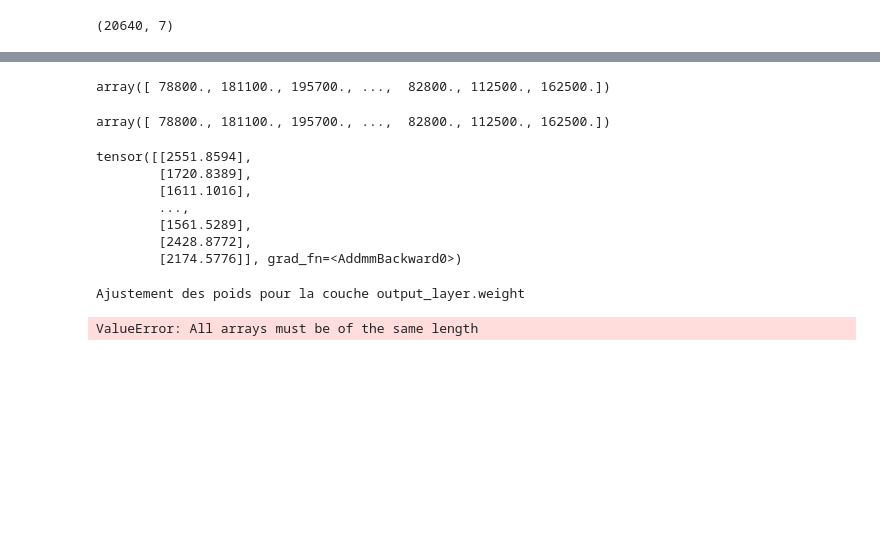
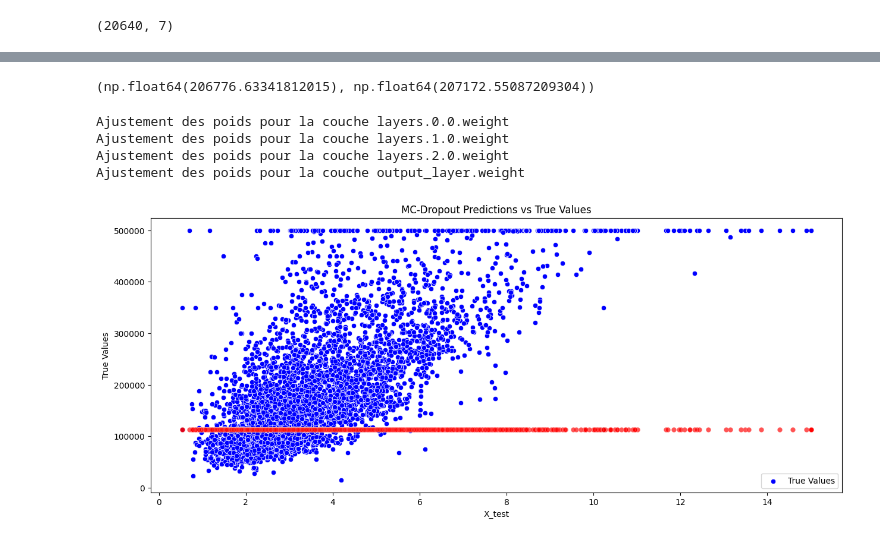
Before and after one commit to ahmedkakiAK/Bayesian_stats_project, a Jupyter notebook: housing_prices_prediction.ipynb, the cells around one changed output, grey strips where cells are left out. Saved outputs shown, nothing was run; the diff lists cells and outputs as text; code cells hidden in the pictures; blank space fills up the shorter version.

```diff
--- a/housing_prices_prediction.ipynb
+++ b/housing_prices_prediction.ipynb
@@ -56,15 +60,14 @@ X_train_tensor = torch.tensor(X_train, dtype=torch.float32)
 y_train_tensor = torch.tensor(y_train, dtype=torch.float32)
 
 X_test_tensor = torch.tensor(X_test, dtype=torch.float32)
-y_test_tensor = torch.tensor(y_test, dtype=torch.float32)
+y_test_tensor = torch.tensor(y_test, dtype=torch.float32).to(device)
 
 X_train_norm, mean_train, std_train = normalize(X_train_tensor)
 X_train_norm = X_train_norm.to(device)
-X_test_norm = (X_test_tensor - mean_train) / std_train
+X_test_norm = ((X_test_tensor - mean_train) / std_train).to(device)
 
 y_train_norm, mean, std = normalize(y_train_tensor)
 y_train_norm = y_train_norm.to(device)
-y_test_norm = (y_test_tensor - mean) / std
 # %%
 class MLPWithDropout(nn.Module):
     def __init__(self, input_dim, hidden_dims, output_dim, dropout_rate=0.2):
@@ -72,7 +75,7 @@ class MLPWithDropout(nn.Module):
 
         hidden_dims = [input_dim] + hidden_dims
 
-        self.layers = []
+        self.layers = nn.ModuleList()
         for i in range(1, len(hidden_dims)):
             self.layers.append(nn.Sequential(
             nn.Linear(hidden_dims[i-1], hidden_dims[i]),
@@ -87,13 +90,13 @@ class MLPWithDropout(nn.Module):
             x = layer(x)
         return self.output_layer(x)
 
-model = MLPWithDropout(7, [1000, 2000, 2000, 1000], 1)
+model = MLPWithDropout(7, [7, 10, 2], 1).to(device)
 # %%
 # Paramètres
 batch_size = 256
 epochs = 200
-learning_rate = 0.01
-patience = 10  # Nombre d'époques sans amélioration avant d'arrêter
+learning_rate = 0.1
+patience = 100 # Nombre d'époques sans amélioration avant d'arrêter
 best_val_loss = float('inf')  # Initialiser la meilleure perte de validation à l'infini
 early_stop_counter = 0  # Compteur pour suivre le nombre d'époques sans amélioration
 
@@ -102,7 +105,6 @@ early_stop_counter = 0  # Compteur pour suivre le nombre d'époques sans amélio
 train_dataset = TensorDataset(X_train_norm, y_train_norm)
 train_loader = DataLoader(train_dataset, batch_size=batch_size, shuffle=True)
 
-model = model.to(device)
 
 model.train()  # Mode entraînement
 
@@ -157,28 +174,8 @@ X_test_tensor = torch.tensor(X_test_norm, dtype=torch.float32)
-# %%
-y_train
-# %% [output]
-array([ 78800., 181100., 195700., ...,  82800., 112500., 162500.])
-# %%
-y_train
-# %% [output]
-array([ 78800., 181100., 195700., ...,  82800., 112500., 162500.])
-# %%
-model.train()
-model(X_train_tensor)
-# %% [output]
-tensor([[2551.8594],
-        [1720.8389],
-        [1611.1016],
-        ...,
-        [1561.5289],
-        [2428.8772],
-        [2174.5776]], grad_fn=<AddmmBackward0>)
+# %%
+y_train.mean(), y_test.mean()
+# %% [output]
+(np.float64(206776.63341812015), np.float64(207172.55087209304))
 # %%
-import torch
-import numpy as np
-import seaborn as sns
-import matplotlib.pyplot as plt
-import pandas as pd
 
 # Créer un tenseur pour X_test_norm (normalisé)
 with torch.no_grad():
@@ -189,37 +186,40 @@ with torch.no_grad():
 
 
 # Effectuer des prédictions avec MC-Dropout
-y_pred_stack = np.stack([model(X_test_tensor).detach().numpy() for _ in range(10)])
+y_pred_stack = np.stack([(model(X_test_norm)*std + mean).cpu().detach().numpy() for _ in range(10)])
 
 # Créer un DataFrame avec les vraies valeurs
 predictions_df = pd.DataFrame({
-    'X_test': X_test_norm.flatten(),
+    'X_test': X_test[:,-1],
     'True Values': y_test
 })
 
 # Ajouter les prédictions dans le DataFrame de manière dynamique
 for i in range(10):
     predictions_df[f'Prediction {i+1}'] = y_pred_stack[i].flatten()
 
 
 
 
 # Création du graphique
 plt.figure(figsize=(15, 6))
 
 # Tracer les vraies valeurs
 sns.scatterplot(x='X_test', y='True Values', data=predictions_df, color='blue', label='True Values')
 
 # Tracer toutes les prédictions avec transparence
 for i in range(1, 11):
     sns.scatterplot(x='X_test', y=f'Prediction {i}', data=predictions_df, color='red', alpha=0.1)
 
 # Ajouter un titre et une légende
 plt.title('MC-Dropout Predictions vs True Values')
 plt.legend()
 
 # Afficher le graphique
 plt.show()
 # %% [output]
+Ajustement des poids pour la couche layers.0.0.weight
+Ajustement des poids pour la couche layers.1.0.weight
+Ajustement des poids pour la couche layers.2.0.weight
 Ajustement des poids pour la couche output_layer.weight
-ValueError: All arrays must be of the same length
+[figure, added]
```
Also changed, not shown: parts of 3 cells of this notebook.
